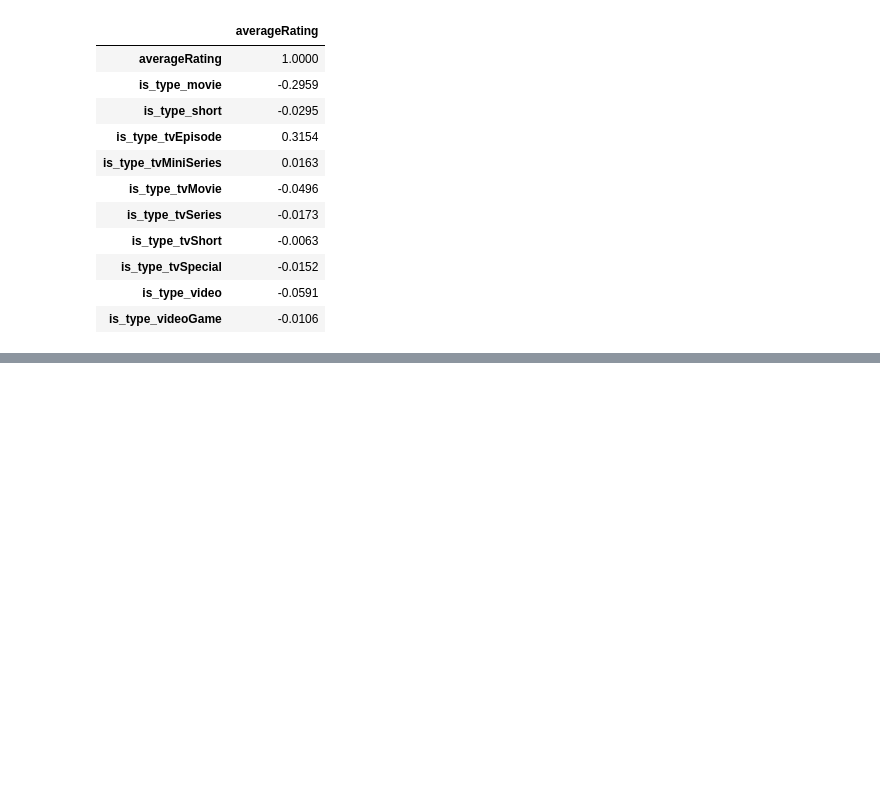
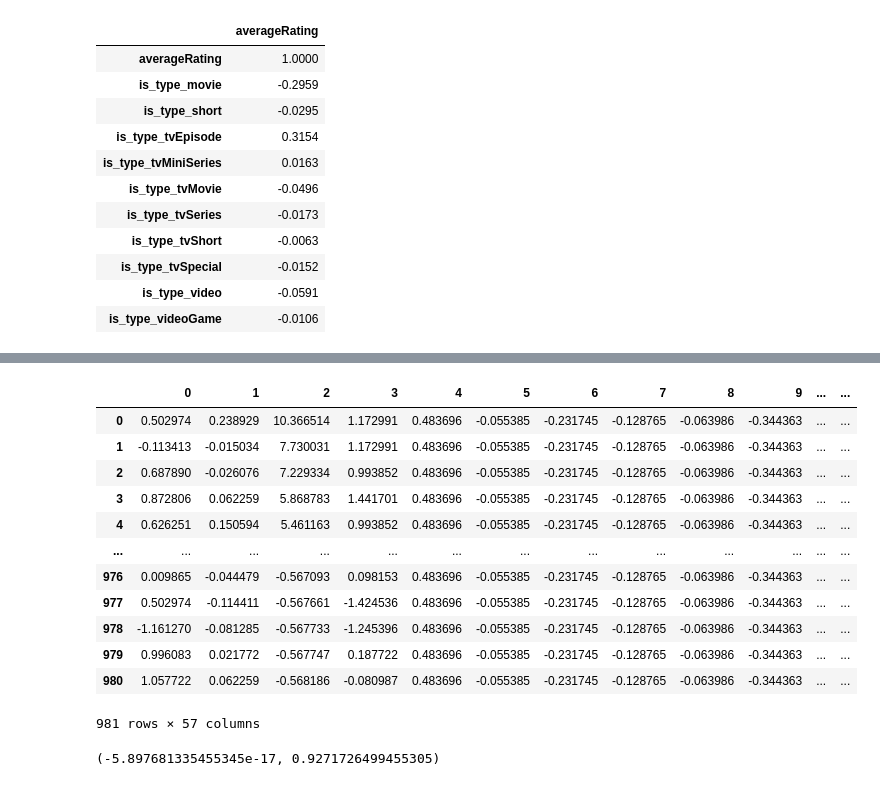
Before and after one commit to AdrianPauer/PRIDAV, a Jupyter notebook: PauerVersion.ipynb, the cells around one changed output, grey strips where cells are left out. Saved outputs shown, nothing was run; the diff lists cells and outputs as text; code cells hidden in the pictures; blank space fills up the shorter version.

```diff
--- a/PauerVersion.ipynb
+++ b/PauerVersion.ipynb
@@ -414,0 +518,9 @@ Selected Correlation Columns:
+# %%
+dummy_dfs = []
+for dum, pref in zip(dummy_auto, ('type:', 'genre:')):
+  dummy_dfs.append(sel[dum].str.get_dummies(sep=',').add_prefix(pref))
+# %%
+
+df_new = pd.concat([sel.drop(dummy_auto, axis=1), *dummy_dfs], axis=1)
+
+(df_new)
@@ -414,0 +541,6 @@ Selected Correlation Columns:
+# %%
+for top in top_meaningful:
+  df_new[top] = (df_new['primaryTitle'].str.contains(top)).astype(int)
+# %%
+to_PCA = df_new.drop(info, axis=1)
+to_PCA
@@ -414,0 +563,22 @@ Selected Correlation Columns:
+# %%
+from sklearn.preprocessing import StandardScaler
+x = StandardScaler().fit_transform(to_PCA) # normalizing the featu
+pd.DataFrame(x)
+# %% [output]
+|  | 0 | 1 | 2 | 3 | 4 | 5 | 6 | 7 | 8 | 9 | ... | ... |
+| 0 | 0.502974 | 0.238929 | 10.366514 | 1.172991 | 0.483696 | -0.055385 | -0.231745 | -0.128765 | -0.063986 | -0.344363 | ... | ... |
+| 1 | -0.113413 | -0.015034 | 7.730031 | 1.172991 | 0.483696 | -0.055385 | -0.231745 | -0.128765 | -0.063986 | -0.344363 | ... | ... |
+| 2 | 0.687890 | -0.026076 | 7.229334 | 0.993852 | 0.483696 | -0.055385 | -0.231745 | -0.128765 | -0.063986 | -0.344363 | ... | ... |
+| 3 | 0.872806 | 0.062259 | 5.868783 | 1.441701 | 0.483696 | -0.055385 | -0.231745 | -0.128765 | -0.063986 | -0.344363 | ... | ... |
+| 4 | 0.626251 | 0.150594 | 5.461163 | 0.993852 | 0.483696 | -0.055385 | -0.231745 | -0.128765 | -0.063986 | -0.344363 | ... | ... |
+| ... | ... | ... | ... | ... | ... | ... | ... | ... | ... | ... | ... | ... |
+| 976 | 0.009865 | -0.044479 | -0.567093 | 0.098153 | 0.483696 | -0.055385 | -0.231745 | -0.128765 | -0.063986 | -0.344363 | ... | ... |
+| 977 | 0.502974 | -0.114411 | -0.567661 | -1.424536 | 0.483696 | -0.055385 | -0.231745 | -0.128765 | -0.063986 | -0.344363 | ... | ... |
+| 978 | -1.161270 | -0.081285 | -0.567733 | -1.245396 | 0.483696 | -0.055385 | -0.231745 | -0.128765 | -0.063986 | -0.344363 | ... | ... |
+| 979 | 0.996083 | 0.021772 | -0.567747 | 0.187722 | 0.483696 | -0.055385 | -0.231745 | -0.128765 | -0.063986 | -0.344363 | ... | ... |
+| 980 | 1.057722 | 0.062259 | -0.568186 | -0.080987 | 0.483696 | -0.055385 | -0.231745 | -0.128765 | -0.063986 | -0.344363 | ... | ... |
+981 rows × 57 columns
+# %%
+np.mean(x),np.std(x)
+# %% [output]
+(-5.897681335455345e-17, 0.9271726499455305)
```
Also changed, not shown: parts of 39 cells of this notebook.
